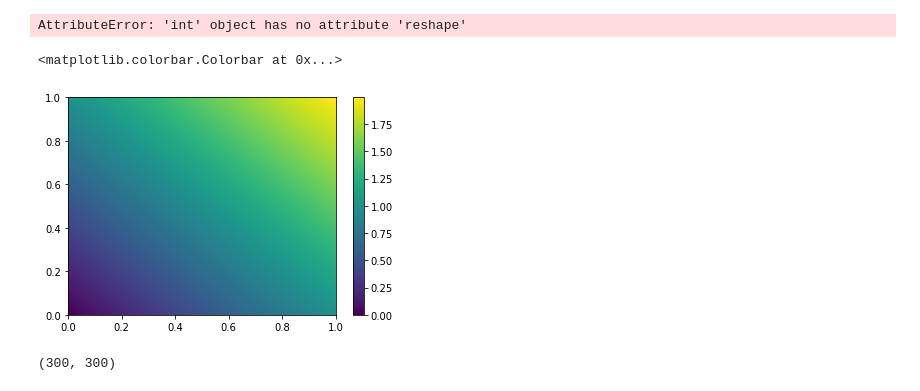
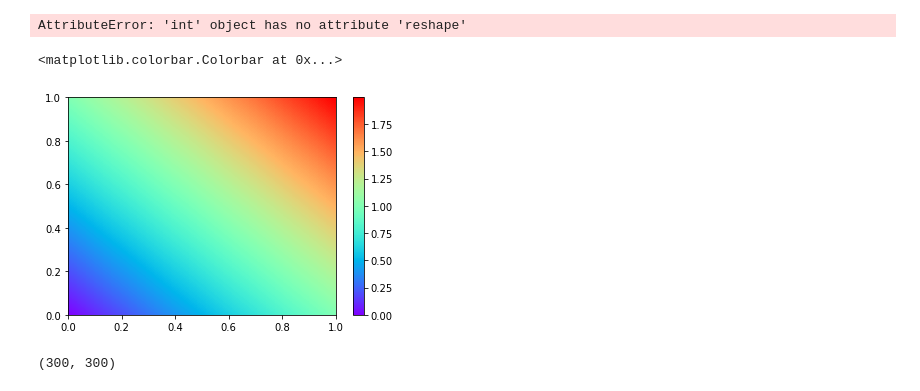
Before and after one commit to hainingpan/Conductance_Kwant, a Jupyter notebook: test.ipynb, the cells around one changed output. Cells and saved outputs as stored; diff of their text form; code cells hidden in the pictures.

```diff
--- a/test.ipynb
+++ b/test.ipynb
@@ -152,10 +152,10 @@ xi, yi = np.mgrid[x.min():x.max():nbins*1j, x.min():x.max():2*nbins*1j]
 # %%
 z=xi+yi
 # %%
-plt.pcolormesh(xi,yi,z);plt.colorbar()
+plt.pcolormesh(xi,yi,z, cmap='rainbow');plt.colorbar()
 # %% [output]
 <matplotlib.colorbar.Colorbar at 0x...>
-[figure, old version]
+[figure, new version]
 # %%
 yi.shape
 # %% [output]
```
Also changed, not shown: parts of 1 cell of this notebook, 6 other files.
